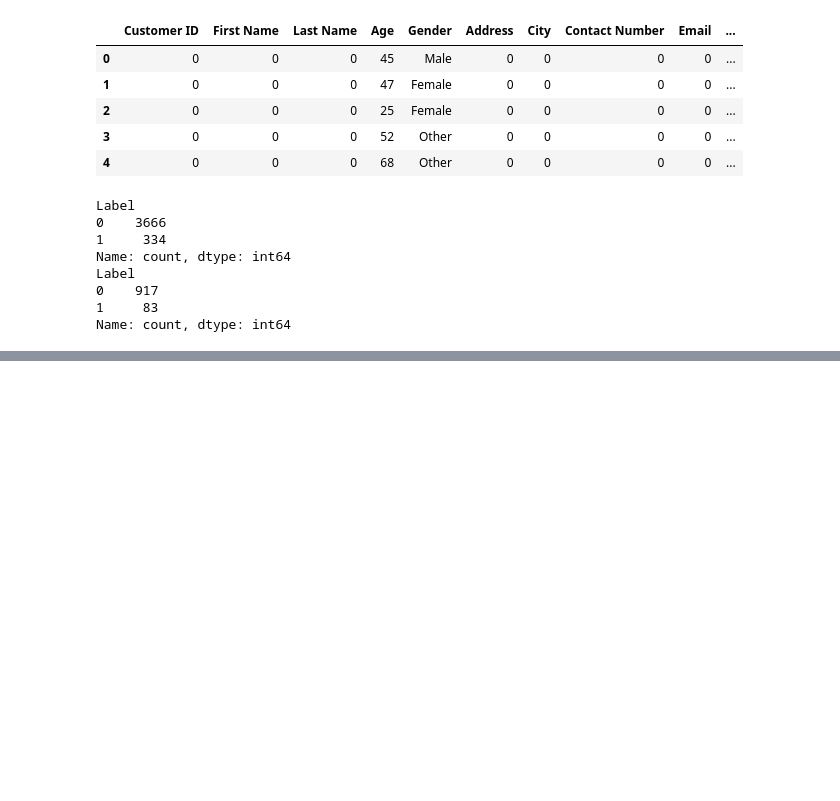
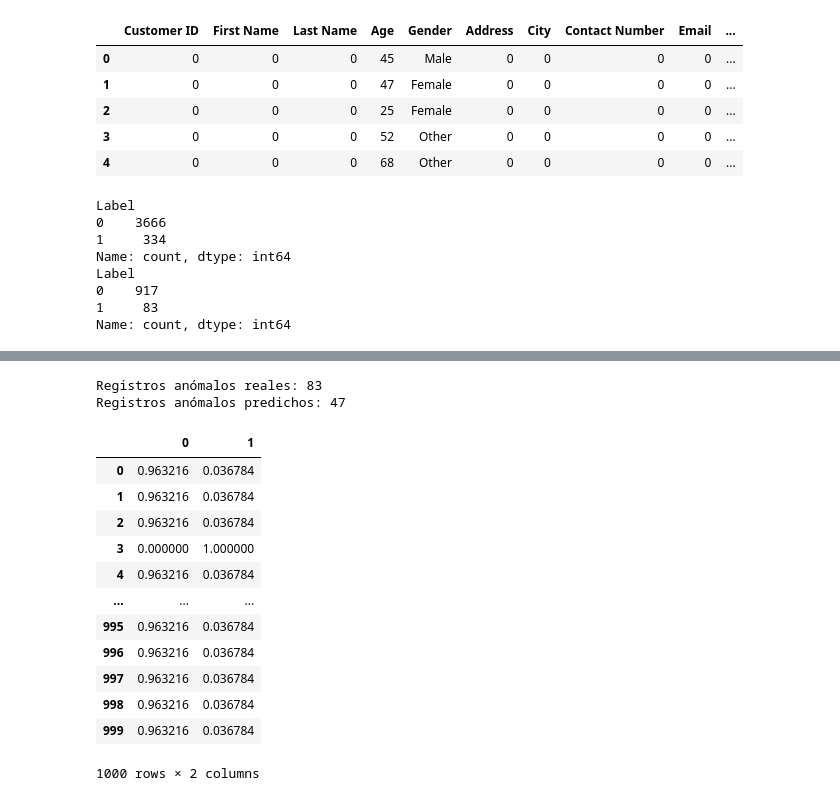
Before and after one commit to albertofalco/ENAP, a Jupyter notebook: 2025_01/main/main.ipynb, the cells around one changed output, grey strips where cells are left out. Cells and saved outputs as stored; diff of their text form; code cells hidden in the pictures; blank space fills up the shorter version.

```diff
--- a/2025_01/main/main.ipynb
+++ b/2025_01/main/main.ipynb
@@ -313,0 +352,26 @@ accuracy_score(y_test, y_pred)
+# %%
+# Impresión de los registros anómalos reales y predichos por el modelo.
+print(f"Registros anómalos reales: {sum(y_test == 1)}")
+print(f"Registros anómalos predichos: {sum(y_pred == 1)}")
+
+# 83, 47
+# %% [output]
+Registros anómalos reales: 83
+Registros anómalos predichos: 47
+# %%
+# Obtención de probabilidades.
+pd.DataFrame(pipe.predict_proba(X_test), columns=["0", "1"])
+# %% [output]
+|  | 0 | 1 |
+| 0 | 0.963216 | 0.036784 |
+| 1 | 0.963216 | 0.036784 |
+| 2 | 0.963216 | 0.036784 |
+| 3 | 0.000000 | 1.000000 |
+| 4 | 0.963216 | 0.036784 |
+| ... | ... | ... |
+| 995 | 0.963216 | 0.036784 |
+| 996 | 0.963216 | 0.036784 |
+| 997 | 0.963216 | 0.036784 |
+| 998 | 0.963216 | 0.036784 |
+| 999 | 0.963216 | 0.036784 |
+1000 rows × 2 columns
```
Also changed, not shown: parts of 10 cells of this notebook.
